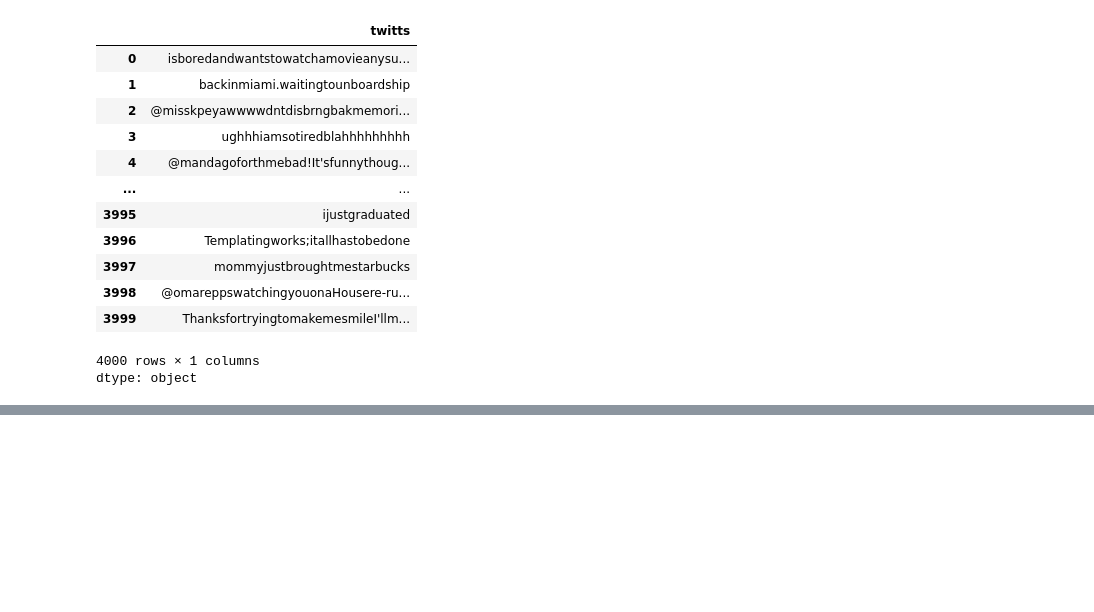
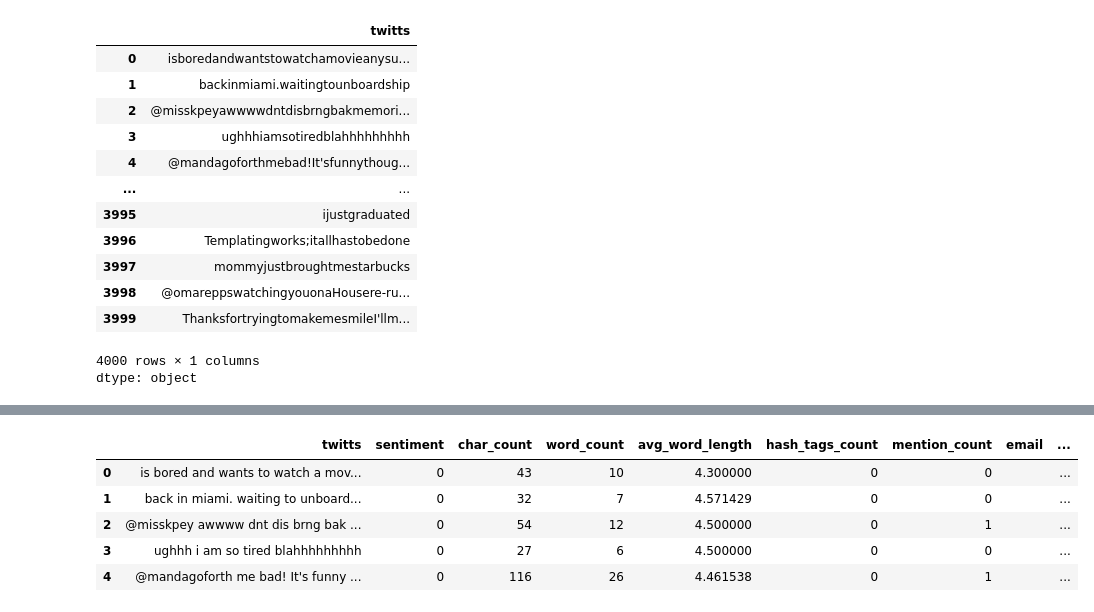
Before and after one commit to SUDEEPPATNAYAK/NLP, a Jupyter notebook: NLP3.ipynb, the cells around one changed output, grey strips where cells are left out. Saved outputs shown, nothing was run; the diff lists cells and outputs as text; code cells hidden in the pictures; blank space fills up the shorter version.

```diff
--- a/NLP3.ipynb
+++ b/NLP3.ipynb
@@ -142,0 +295,12 @@ data
+# %%
+pattern = r'\b[A-za-z0-9._%+-]+@[A-ZA-za-z0-9.-]+\.[A-Z|a-z]{2,}\b'
+data['email']= data['twitts'].apply(lambda x: "," . join(re.findall(pattern = pattern, string = x)))
+data['email_counts']=data['twitts'].apply(lambda x:x.count(',')+1 if len(x)>0 else 0)
+data.head()
+# %% [output]
+|  | twitts | sentiment | char_count | word_count | avg_word_length | hash_tags_count | mention_count | email | ... |
+| 0 | is bored and wants to watch a mov... | 0 | 43 | 10 | 4.300000 | 0 | 0 |  | ... |
+| 1 | back in miami. waiting to unboard... | 0 | 32 | 7 | 4.571429 | 0 | 0 |  | ... |
+| 2 | @misskpey awwww dnt dis brng bak ... | 0 | 54 | 12 | 4.500000 | 0 | 1 |  | ... |
+| 3 | ughhh i am so tired blahhhhhhhhh | 0 | 27 | 6 | 4.500000 | 0 | 0 |  | ... |
+| 4 | @mandagoforth me bad! It's funny ... | 0 | 116 | 26 | 4.461538 | 0 | 1 |  | ... |
```
Also changed, not shown: parts of 12 cells of this notebook.
